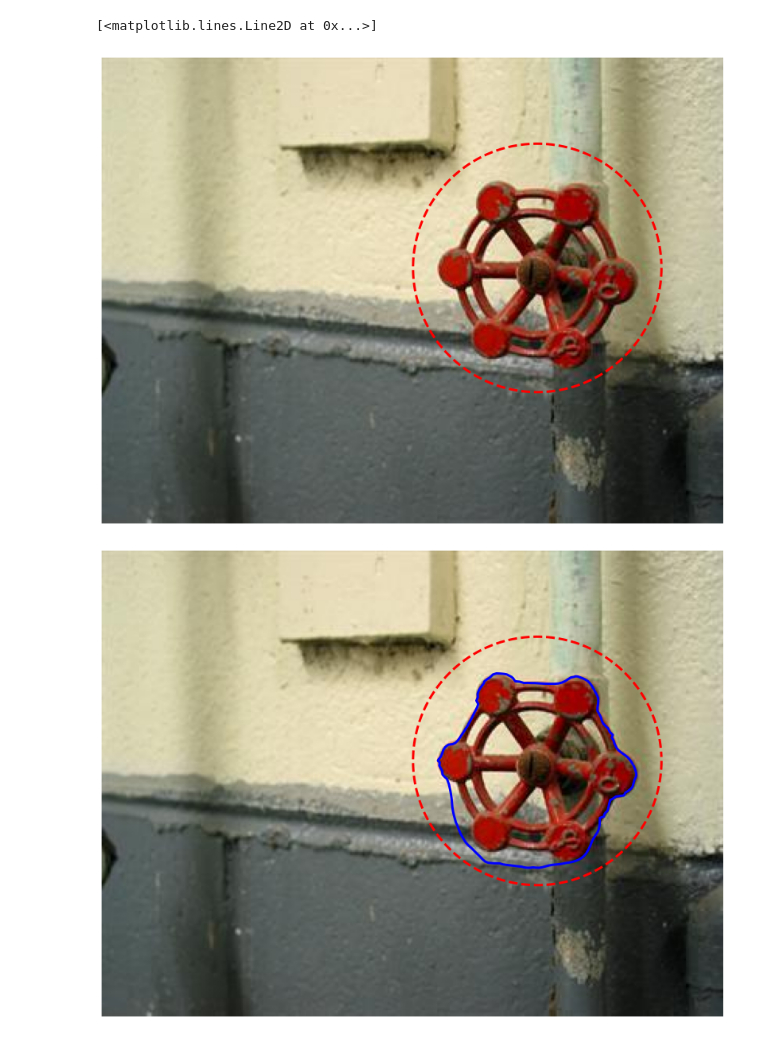
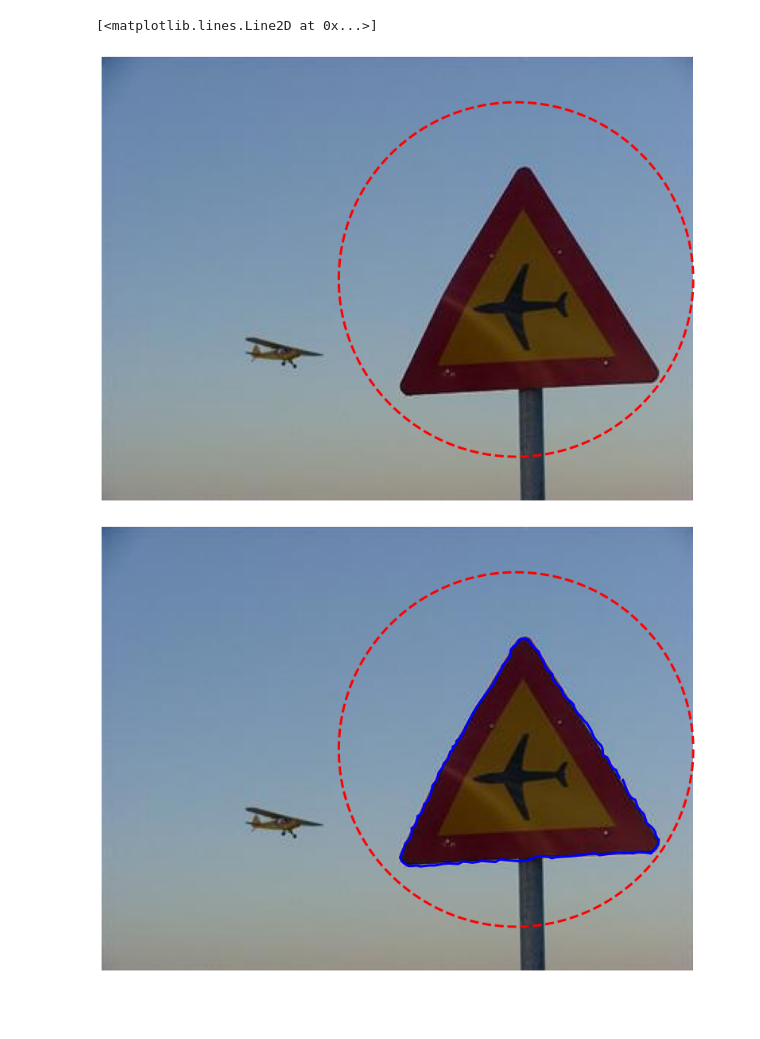
Before and after one commit to Primavera-37/foreground_segmentation, a Jupyter notebook: active_contour_model.ipynb, the cells around one changed output. Drawn from its saved outputs; the diff is of its cells as text; code cells hidden in the pictures; blank space fills up the shorter version.

```diff
--- a/active_contour_model.ipynb
+++ b/active_contour_model.ipynb
@@ -9,7 +9,8 @@ import skimage.draw as draw
 import skimage.color as color
 import cv2
 from skimage import io
-img = io.imread('./orderedImages/30004.jpg')
+
+img = io.imread('./orderedImages/30015.jpg')
 img_gray = cv2.cvtColor(img,cv2.COLOR_BGR2GRAY)
 plt.imshow(img)
 # %% [output]
@@ -34,17 +35,17 @@ def circle_points(resolution, center, radius):
     return np.array([c, r]).T
 
 # Exclude last point because a closed path should not have duplicate points
-points = circle_points(200, [135, 280], 80)[:-1]
+points = circle_points(200, [150, 280], 120)[:-1] # 画框
 # %%
 fig, ax = image_show(img)
 ax.plot(points[:, 0], points[:, 1], '--r', lw=3)
 # %% [output]
 [<matplotlib.lines.Line2D at 0x...>]
-[figure, old version]
+[figure, new version]
 # %%
-snake = seg.active_contour(img_gray, points,alpha=0.1,beta=0.03)
+snake = seg.active_contour(img_gray, points,alpha=0.09,beta=0.1) # alpha越大收缩越快，beta越大越平滑
 fig, ax = image_show(img)
 ax.plot(points[:, 0], points[:, 1], '--r', lw=3)
 ax.plot(snake[:, 0], snake[:, 1], '-b', lw=3);
 # %% [output]
-[figure, old version]
+[figure, new version]
```
Also changed, not shown: parts of 1 cell of this notebook.
